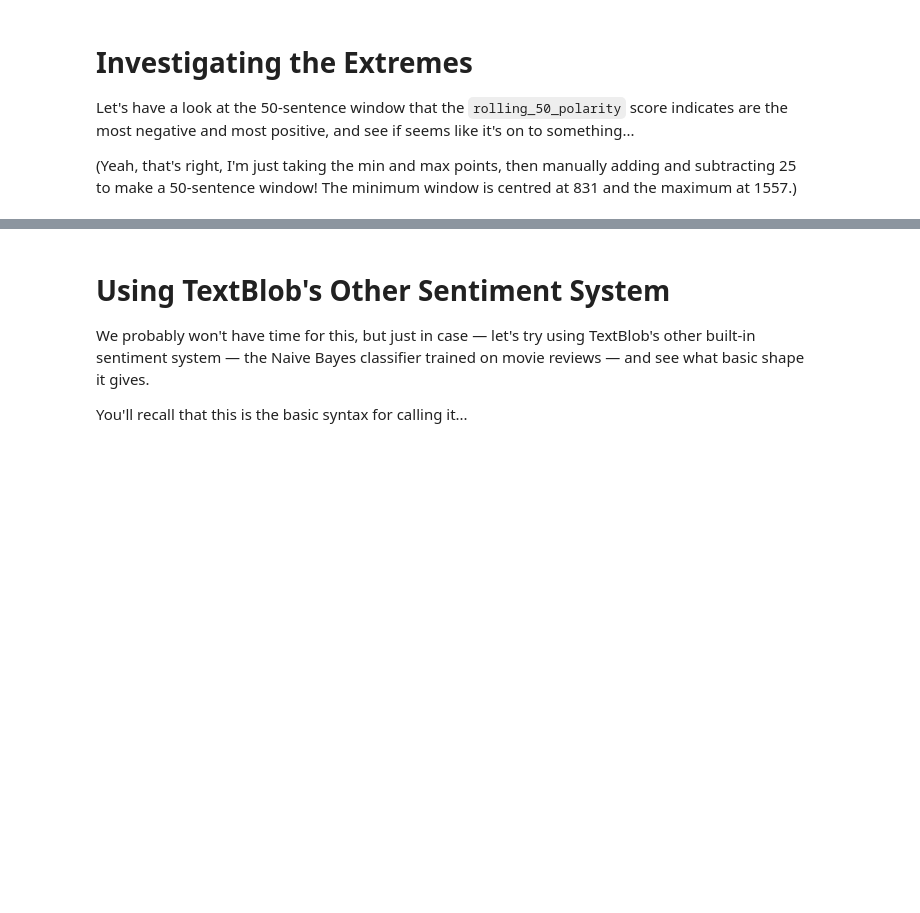
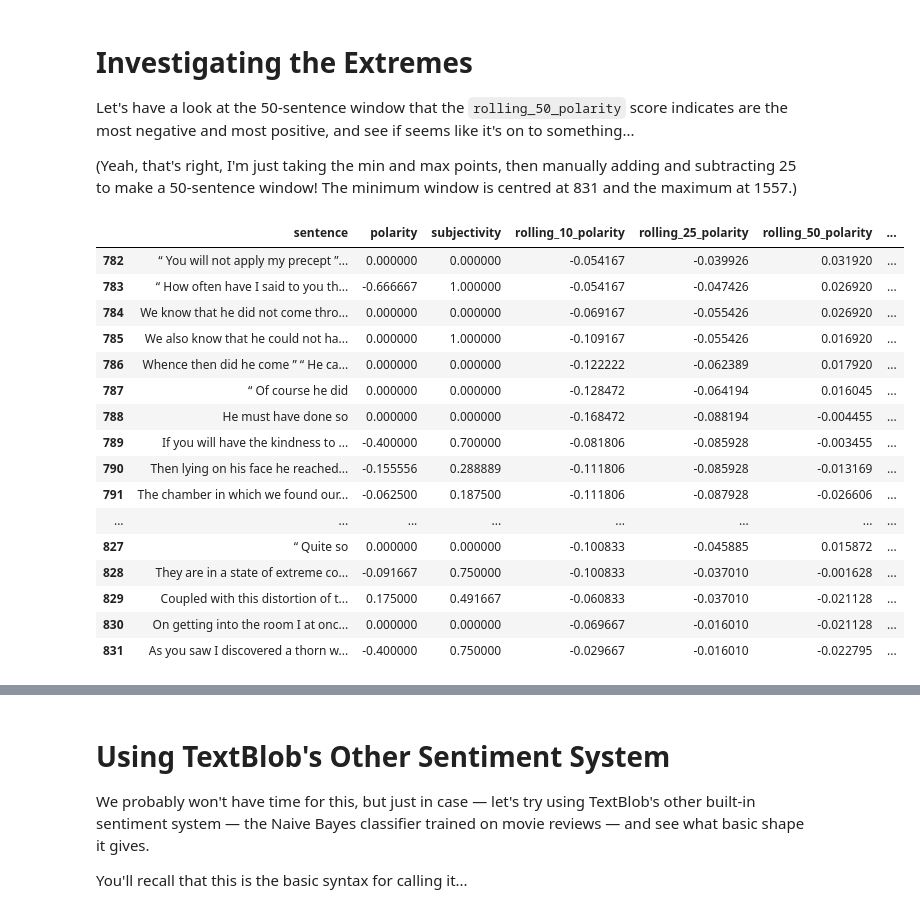
Before and after one commit to karl-manis/eng2860-fall-2023, a Jupyter notebook: week11/lecture/W11_lecture.ipynb, the cells around one changed output, grey strips where cells are left out. Drawn from its saved outputs; the diff is of its cells as text; code cells hidden in the pictures; blank space fills up the shorter version.

```diff
--- a/week11/lecture/W11_lecture.ipynb
+++ b/week11/lecture/W11_lecture.ipynb
@@ -40,5 +76,5 @@ sot4_sentence_sentiment_df['polarity'].rolling(window=10).mean()
 # %% [markdown]
 It would be a lot handier if that were a column in our DataFrame — so let's put that data there!
 # %%
-sot4_sentence_sentiment_df['rolling_10_polarity'] = sot4_sentence_sentiment_df['polarity'].rolling(window=10).mean()
+sot4_sentence_sentiment_df['rolling_10_polarity'] = sot4_sentence_sentiment_df['polarity'].rolling(window=10, center=True).mean()
 # %%
@@ -54,6 +113,6 @@ sot4_sentence_sentiment_df[['polarity','rolling_10_polarity']].plot(figsize=(20,
 # %% [markdown]
 Let's try some other window sizes: 25, 50, and 100. (You can try others, too!)
 # %%
-sot4_sentence_sentiment_df['rolling_25_polarity'] = sot4_sentence_sentiment_df['polarity'].rolling(window=25).mean()
+sot4_sentence_sentiment_df['rolling_25_polarity'] = sot4_sentence_sentiment_df['polarity'].rolling(window=25, center=True).mean()
 # %%
 sot4_sentence_sentiment_df[['rolling_25_polarity']].plot(figsize=(20,8))
@@ -62,4 +127,4 @@ sot4_sentence_sentiment_df[['rolling_10_polarity','rolling_25_polarity']].plot(f
 # %%
-sot4_sentence_sentiment_df['rolling_50_polarity'] = sot4_sentence_sentiment_df['polarity'].rolling(window=50).mean()
+sot4_sentence_sentiment_df['rolling_50_polarity'] = sot4_sentence_sentiment_df['polarity'].rolling(window=50, center=True).mean()
 # %%
 sot4_sentence_sentiment_df[['rolling_50_polarity']].plot(figsize=(20,8))
@@ -68,4 +139,4 @@ sot4_sentence_sentiment_df[['rolling_25_polarity','rolling_50_polarity']].plot(f
 # %%
-sot4_sentence_sentiment_df['rolling_100_polarity'] = sot4_sentence_sentiment_df['polarity'].rolling(window=100).mean()
+sot4_sentence_sentiment_df['rolling_100_polarity'] = sot4_sentence_sentiment_df['polarity'].rolling(window=100, center=True).mean()
 # %%
 sot4_sentence_sentiment_df[['rolling_100_polarity']].plot(figsize=(20,8))
@@ -118 +249,21 @@ sot4_sentence_sentiment_df[806:856]
+# %%
+sot4_sentence_sentiment_df[782:832]
+# %% [output]
+|  | sentence | polarity | subjectivity | rolling_10_polarity | rolling_25_polarity | rolling_50_polarity | ... |
+| 782 | “ You will not apply my precept ”... | 0.000000 | 0.000000 | -0.054167 | -0.039926 | 0.031920 | ... |
+| 783 | “ How often have I said to you th... | -0.666667 | 1.000000 | -0.054167 | -0.047426 | 0.026920 | ... |
+| 784 | We know that he did not come thro... | 0.000000 | 0.000000 | -0.069167 | -0.055426 | 0.026920 | ... |
+| 785 | We also know that he could not ha... | 0.000000 | 1.000000 | -0.109167 | -0.055426 | 0.016920 | ... |
+| 786 | Whence then did he come ” “ He ca... | 0.000000 | 0.000000 | -0.122222 | -0.062389 | 0.017920 | ... |
+| 787 | “ Of course he did | 0.000000 | 0.000000 | -0.128472 | -0.064194 | 0.016045 | ... |
+| 788 | He must have done so | 0.000000 | 0.000000 | -0.168472 | -0.088194 | -0.004455 | ... |
+| 789 | If you will have the kindness to ... | -0.400000 | 0.700000 | -0.081806 | -0.085928 | -0.003455 | ... |
+| 790 | Then lying on his face he reached... | -0.155556 | 0.288889 | -0.111806 | -0.085928 | -0.013169 | ... |
+| 791 | The chamber in which we found our... | -0.062500 | 0.187500 | -0.111806 | -0.087928 | -0.026606 | ... |
+| ... | ... | ... | ... | ... | ... | ... | ... |
+| 827 | “ Quite so | 0.000000 | 0.000000 | -0.100833 | -0.045885 | 0.015872 | ... |
+| 828 | They are in a state of extreme co... | -0.091667 | 0.750000 | -0.100833 | -0.037010 | -0.001628 | ... |
+| 829 | Coupled with this distortion of t... | 0.175000 | 0.491667 | -0.060833 | -0.037010 | -0.021128 | ... |
+| 830 | On getting into the room I at onc... | 0.000000 | 0.000000 | -0.069667 | -0.016010 | -0.021128 | ... |
+| 831 | As you saw I discovered a thorn w... | -0.400000 | 0.750000 | -0.029667 | -0.016010 | -0.022795 | ... |
 # %%
```
Also changed, not shown: parts of 31 cells of this notebook.
